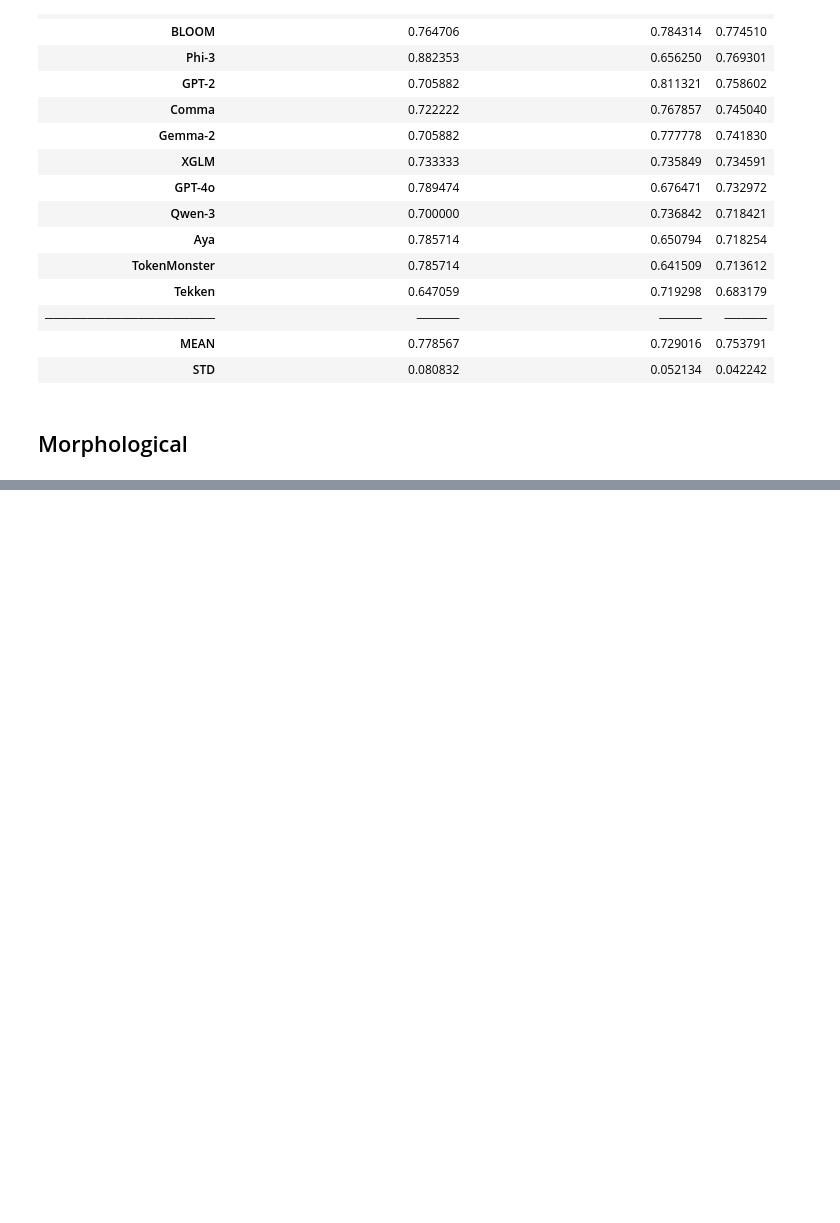
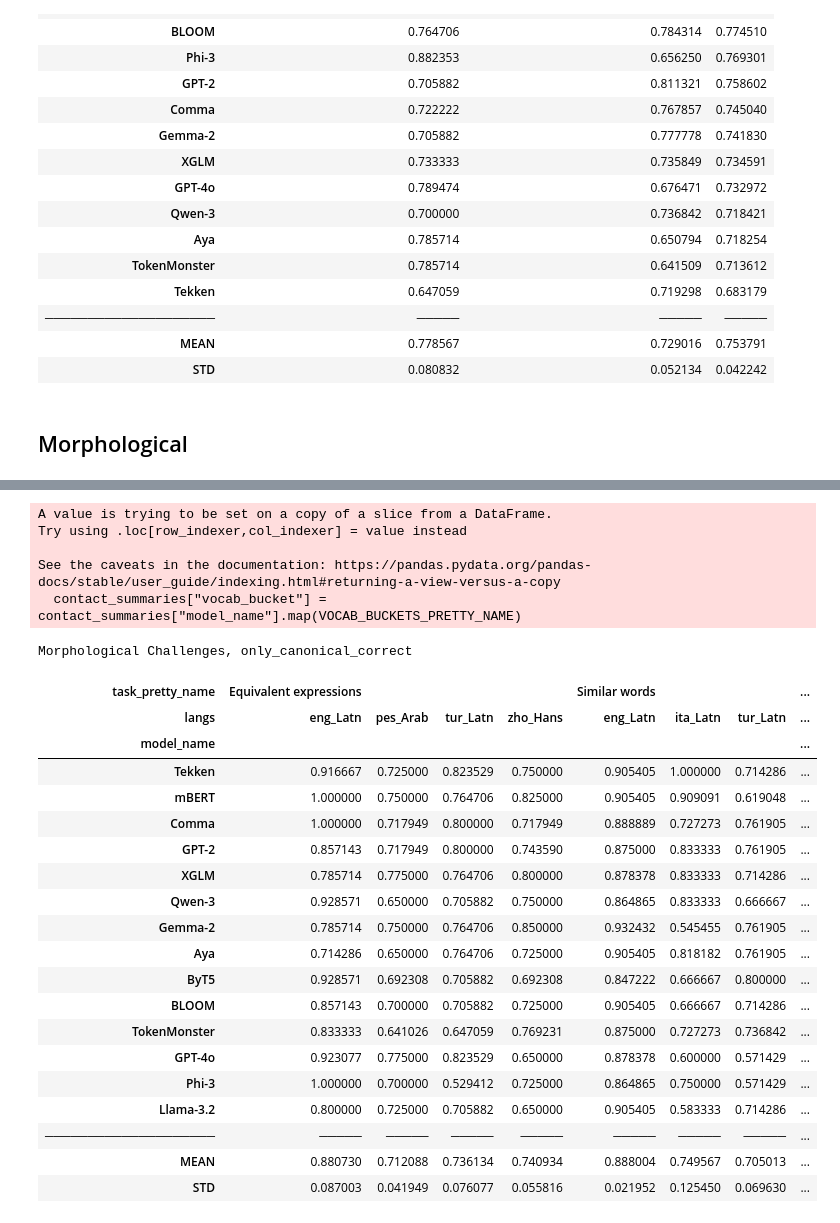
Before and after one commit to r-three/Tokenizers, a Jupyter notebook: notebooks/paper-summary-generation.ipynb, the cells around one changed output, grey strips where cells are left out. Drawn from its saved outputs; the diff is of its cells as text; code cells hidden in the pictures; blank space fills up the shorter version.

```diff
--- a/notebooks/paper-summary-generation.ipynb
+++ b/notebooks/paper-summary-generation.ipynb
@@ -797,0 +907,45 @@ Morphological Challenges, only_canonical_correct
+# %%
+contact_perturbs = [
+    "Similar words",
+    "Equivalent expressions"
+]
+
+## TODO: again with vocab size
+
+FILTER = "only_canonical_correct"
+contact_summaries = all_summaries[
+    (all_summaries["filtering_mode"] == FILTER)
+    & (all_summaries["task_pretty_name"].isin(contact_perturbs))
+    # & (all_summaries["task"].str.contains("math"))
+]
+contact_summaries["vocab_bucket"] = contact_summaries["model_name"].map(VOCAB_BUCKETS_PRETTY_NAME)
+styled_df = get_styled_df(contact_summaries, ["task_pretty_name", "langs"], index=["model_name"])
+styled_df = styled_df.set_caption(f"Morphological Challenges, {FILTER}")
+styled_df
+# %% [output]
+A value is trying to be set on a copy of a slice from a DataFrame.
+Try using .loc[row_indexer,col_indexer] = value instead
+
+See the caveats in the documentation: https://pandas.pydata.org/pandas-docs/stable/user_guide/indexing.html#returning-a-view-versus-a-copy
+  contact_summaries["vocab_bucket"] = contact_summaries["model_name"].map(VOCAB_BUCKETS_PRETTY_NAME)
+Morphological Challenges, only_canonical_correct
+| task_pretty_name | Equivalent expressions |  |  |  | Similar words |  |  | ... |
+| langs | eng_Latn | pes_Arab | tur_Latn | zho_Hans | eng_Latn | ita_Latn | tur_Latn | ... |
+| model_name |  |  |  |  |  |  |  | ... |
+| Tekken | 0.916667 | 0.725000 | 0.823529 | 0.750000 | 0.905405 | 1.000000 | 0.714286 | ... |
+| mBERT | 1.000000 | 0.750000 | 0.764706 | 0.825000 | 0.905405 | 0.909091 | 0.619048 | ... |
+| Comma | 1.000000 | 0.717949 | 0.800000 | 0.717949 | 0.888889 | 0.727273 | 0.761905 | ... |
+| GPT-2 | 0.857143 | 0.717949 | 0.800000 | 0.743590 | 0.875000 | 0.833333 | 0.761905 | ... |
+| XGLM | 0.785714 | 0.775000 | 0.764706 | 0.800000 | 0.878378 | 0.833333 | 0.714286 | ... |
+| Qwen-3 | 0.928571 | 0.650000 | 0.705882 | 0.750000 | 0.864865 | 0.833333 | 0.666667 | ... |
+| Gemma-2 | 0.785714 | 0.750000 | 0.764706 | 0.850000 | 0.932432 | 0.545455 | 0.761905 | ... |
+| Aya | 0.714286 | 0.650000 | 0.764706 | 0.725000 | 0.905405 | 0.818182 | 0.761905 | ... |
+| ByT5 | 0.928571 | 0.692308 | 0.705882 | 0.692308 | 0.847222 | 0.666667 | 0.800000 | ... |
+| BLOOM | 0.857143 | 0.700000 | 0.705882 | 0.725000 | 0.905405 | 0.666667 | 0.714286 | ... |
+| TokenMonster | 0.833333 | 0.641026 | 0.647059 | 0.769231 | 0.875000 | 0.727273 | 0.736842 | ... |
+| GPT-4o | 0.923077 | 0.775000 | 0.823529 | 0.650000 | 0.878378 | 0.600000 | 0.571429 | ... |
+| Phi-3 | 1.000000 | 0.700000 | 0.529412 | 0.725000 | 0.864865 | 0.750000 | 0.571429 | ... |
+| Llama-3.2 | 0.800000 | 0.725000 | 0.705882 | 0.650000 | 0.905405 | 0.583333 | 0.714286 | ... |
+| ──────────────────── | ───── | ───── | ───── | ───── | ───── | ───── | ───── | ... |
+| MEAN | 0.880730 | 0.712088 | 0.736134 | 0.740934 | 0.888004 | 0.749567 | 0.705013 | ... |
+| STD | 0.087003 | 0.041949 | 0.076077 | 0.055816 | 0.021952 | 0.125450 | 0.069630 | ... |
```
Also changed, not shown: parts of 13 cells of this notebook.
